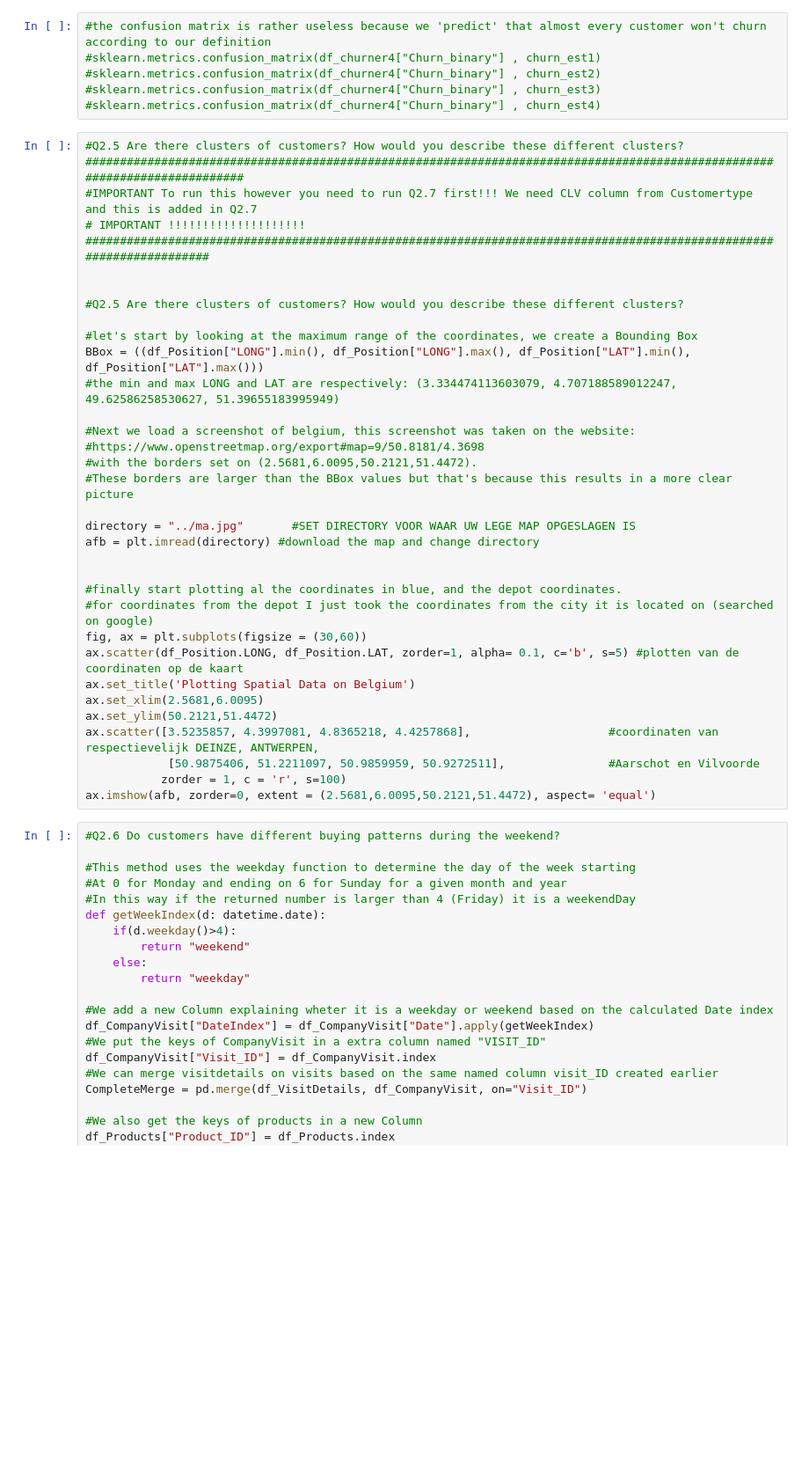
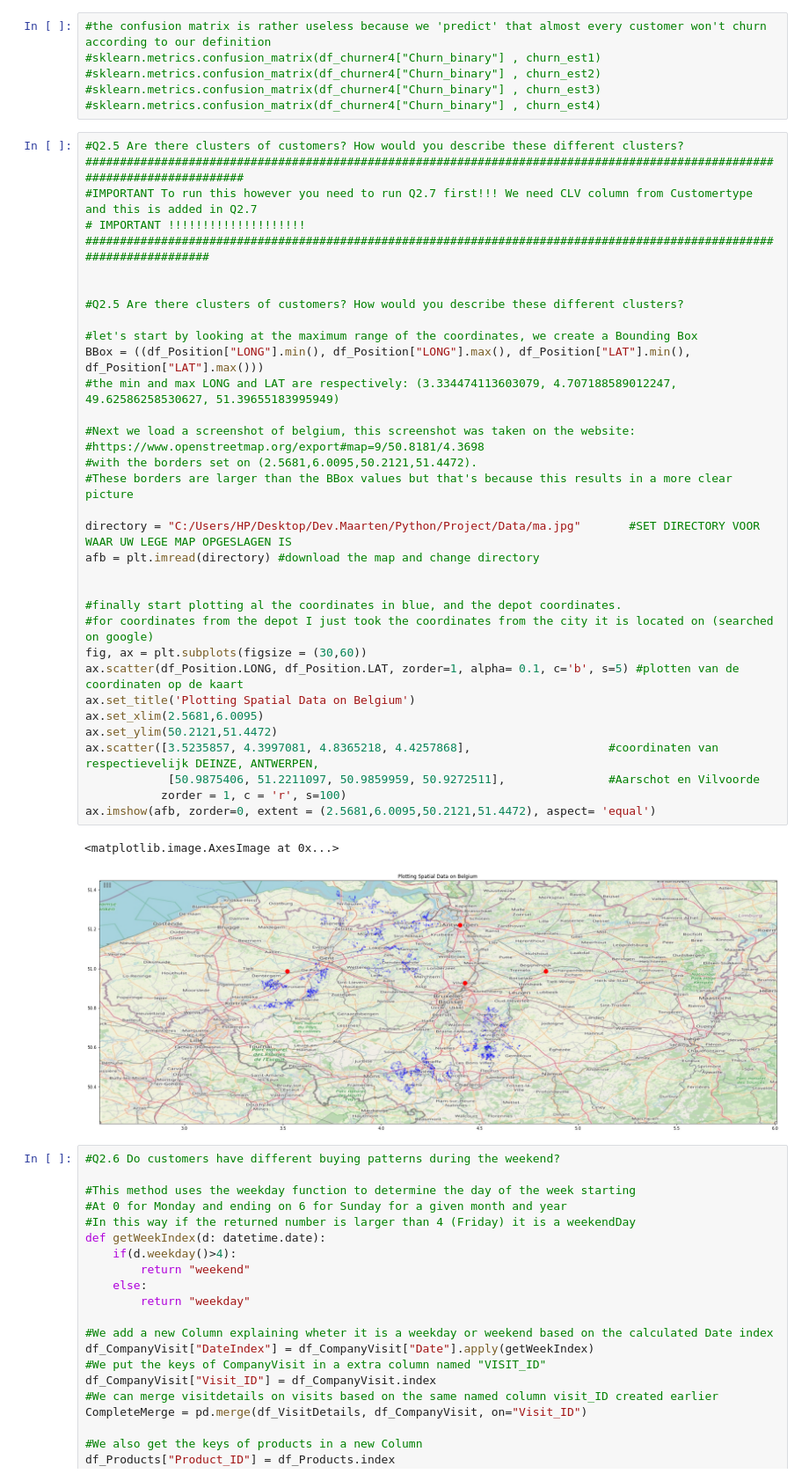
Before and after one commit to atyvaert/CRM-analytics, a Jupyter notebook: PutYourAnwsersHere.ipynb, the cells around one changed output. Shown at 88% size. Saved outputs shown, nothing was run; the diff lists cells and outputs as text; blank space fills up the shorter version.

```diff
--- a/PutYourAnwsersHere.ipynb
+++ b/PutYourAnwsersHere.ipynb
@@ -883,34 +904,37 @@ plt.tight_layout()
 #IMPORTANT To run this however you need to run Q2.7 first!!! We need CLV column from Customertype and this is added in Q2.7
 # IMPORTANT !!!!!!!!!!!!!!!!!!!!
 ######################################################################################################################
 
 
 #Q2.5 Are there clusters of customers? How would you describe these different clusters?
 
 #let's start by looking at the maximum range of the coordinates, we create a Bounding Box
 BBox = ((df_Position["LONG"].min(), df_Position["LONG"].max(), df_Position["LAT"].min(), df_Position["LAT"].max()))
 #the min and max LONG and LAT are respectively: (3.334474113603079, 4.707188589012247, 49.62586258530627, 51.39655183995949)
 
 #Next we load a screenshot of belgium, this screenshot was taken on the website:
 #https://www.openstreetmap.org/export#map=9/50.8181/4.3698
 #with the borders set on (2.5681,6.0095,50.2121,51.4472).
 #These borders are larger than the BBox values but that's because this results in a more clear picture
 
-directory = "../ma.jpg"       #SET DIRECTORY VOOR WAAR UW LEGE MAP OPGESLAGEN IS
+directory = "C:/Users/HP/Desktop/Dev.Maarten/Python/Project/Data/ma.jpg"       #SET DIRECTORY VOOR WAAR UW LEGE MAP OPGESLAGEN IS
 afb = plt.imread(directory) #download the map and change directory
 
 
 #finally start plotting al the coordinates in blue, and the depot coordinates.
 #for coordinates from the depot I just took the coordinates from the city it is located on (searched on google)
 fig, ax = plt.subplots(figsize = (30,60))
 ax.scatter(df_Position.LONG, df_Position.LAT, zorder=1, alpha= 0.1, c='b', s=5) #plotten van de coordinaten op de kaart
 ax.set_title('Plotting Spatial Data on Belgium')
 ax.set_xlim(2.5681,6.0095)
 ax.set_ylim(50.2121,51.4472)
 ax.scatter([3.5235857, 4.3997081, 4.8365218, 4.4257868],                    #coordinaten van respectievelijk DEINZE, ANTWERPEN,
             [50.9875406, 51.2211097, 50.9859959, 50.9272511],               #Aarschot en Vilvoorde
            zorder = 1, c = 'r', s=100)
 ax.imshow(afb, zorder=0, extent = (2.5681,6.0095,50.2121,51.4472), aspect= 'equal')
+# %% [output]
+<matplotlib.image.AxesImage at 0x...>
+[figure, added]
 # %%
 #Q2.6 Do customers have different buying patterns during the weekend?
 
```
Also changed, not shown: parts of 10 cells of this notebook.
